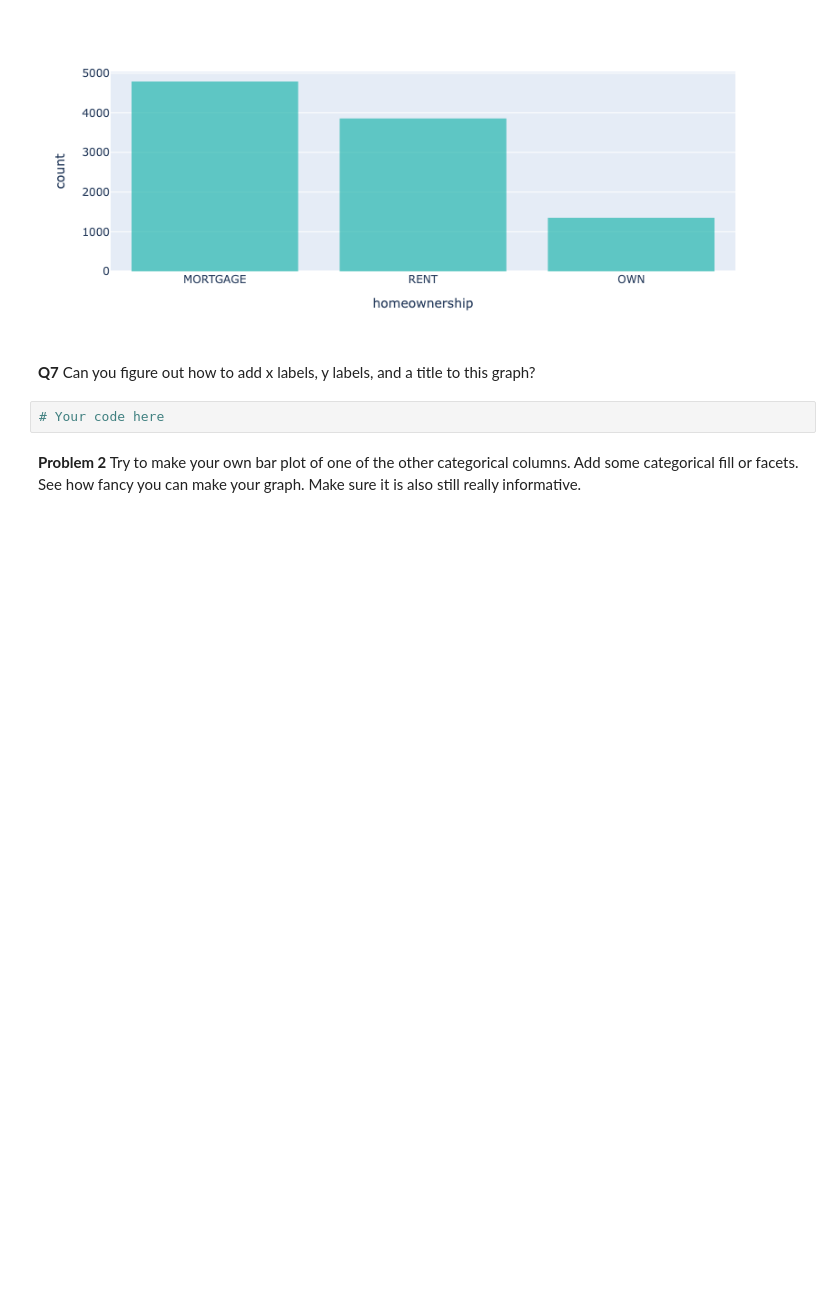
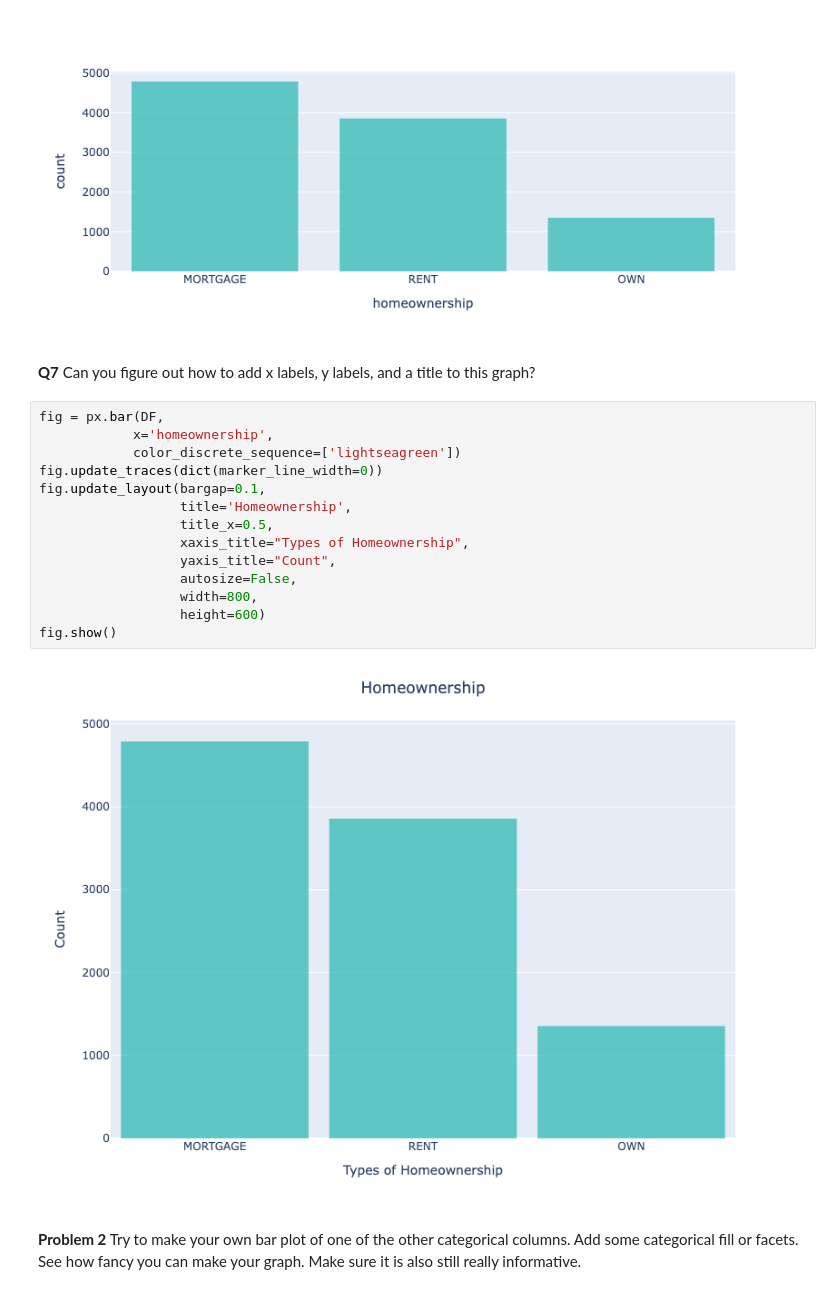
Before and after one commit to sophiamagcale/Day4, a Jupyter notebook: Day4-HW.ipynb, the cells around one changed output. Cells and saved outputs as stored; diff of their text form; blank space fills up the shorter version.

```diff
--- a/Day4-HW.ipynb
+++ b/Day4-HW.ipynb
@@ -166,7 +206,21 @@ fig.show()
 # %% [markdown]
 **Q7** Can you figure out how to add x labels, y labels, and a title to this graph?
 # %%
-# Your code here
+fig = px.bar(DF,
+            x='homeownership',
+            color_discrete_sequence=['lightseagreen'])
+fig.update_traces(dict(marker_line_width=0))
+fig.update_layout(bargap=0.1,
+                  title='Homeownership',
+                  title_x=0.5,
+                  xaxis_title="Types of Homeownership",
+                  yaxis_title="Count",
+                  autosize=False,
+                  width=800,
+                  height=600)
+fig.show()
+# %% [output]
+[figure, added]
 # %% [markdown]
 **Problem 2** Try to make your own bar plot of one of the other categorical columns. Add some categorical fill or facets. See how fancy you can make your graph. Make sure it is also still really informative.
 # %%
```
Also changed, not shown: parts of 9 cells of this notebook.
